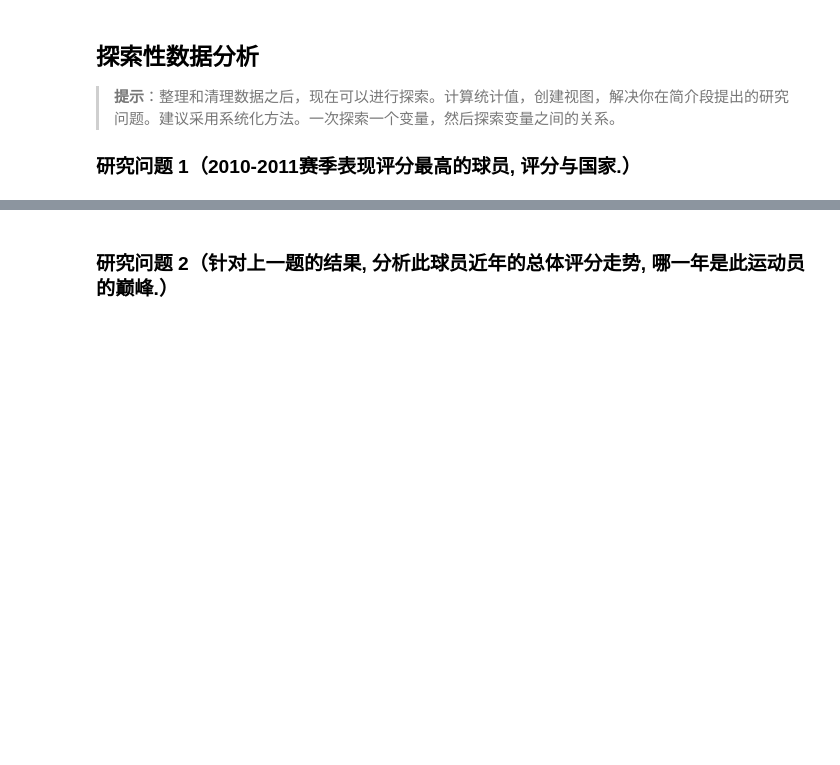
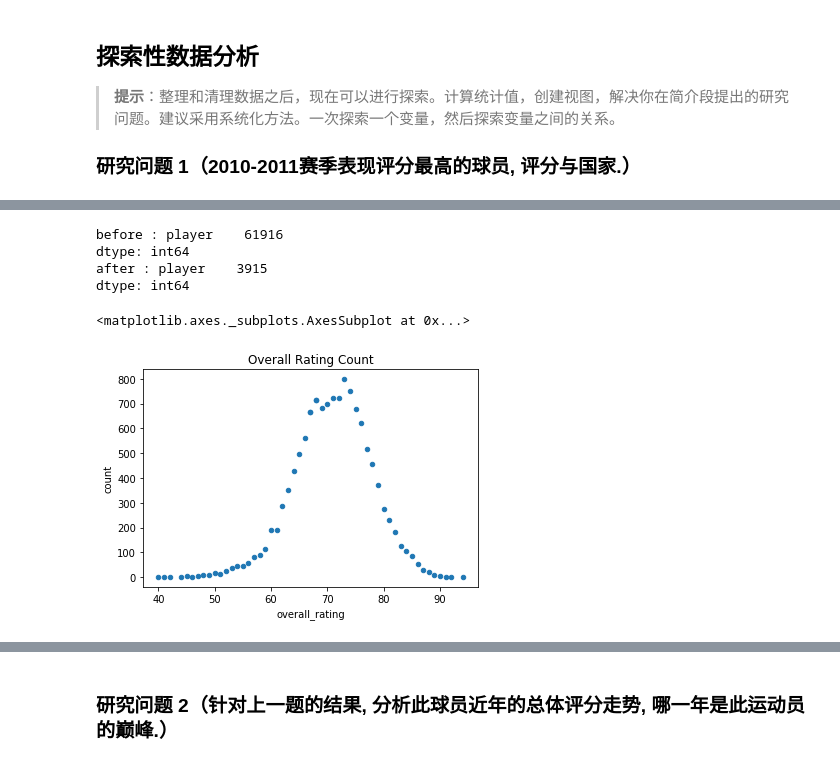
Before and after one commit to kylechenoO/investigate-football, a Jupyter notebook: Investigate-Football.ipynb, the cells around one changed output, grey strips where cells are left out. Cells and saved outputs as stored; diff of their text form; code cells hidden in the pictures; blank space fills up the shorter version.

```diff
--- a/Investigate-Football.ipynb
+++ b/Investigate-Football.ipynb
@@ -562,0 +366,10 @@ dbObj.update('0', '_0', 'defensive_work_rate', 'Player_Attributes', update_flag
+# %%
+###############################################################
+# 讨论数据结构和需要解决的任何问题之后，
+#   在本段的第二部分进行这些清理步骤。
+# Set defensive_work_rate = '_0' to 0(将defensive_work_rate = '_0'的数据修改为0)
+print(df_player_attributes[ df_player_attributes['defensive_work_rate'] == '_0' ].head() )
+print('before : {}'.format(sum(df_player_attributes['defensive_work_rate'] == '_0')))
+df_player_attributes.loc[df_player_attributes['defensive_work_rate'] == '_0'] = 0
+print('after : {}'.format(sum(df_player_attributes['defensive_work_rate'] == '_0')))
+###############################################################
@@ -765,0 +401,64 @@ Lionel Messi    94      FC Barcelona
+# %%
+###############################################################
+# 找出2010/2011赛季评分最高的球员
+# Get all players for season 2010/2011
+df_match_2010to2011 = df_match[ df_match['season'] == '2010/2011' ]
+flag = True
+pre = 0
+for player in player_list:
+    if flag:
+        df_tmp = pd.DataFrame(df_match_2010to2011, columns = [ player ])
+        df_tmp.columns = ['player']
+        df_match_players = df_tmp
+        flag = False
+
+    df_tmp = pd.DataFrame(df_match_2010to2011, columns = [ player ])
+    df_tmp.columns = ['player']
+    df_match_players = df_match_players.append(df_tmp)
+
+# Drop duplicates
+print('before : {}'.format(df_match_players.count()))
+df_match_players.drop_duplicates(inplace = True)
+print('after : {}'.format(df_match_players.count()))
+df_match_players['player'] = df_match_players['player'].astype(int)
+
+# Get all player's attributes in df_match_players
+df_player_attributes['date'] = pd.to_datetime(df_player_attributes['date'])
+flag = True
+start = datetime(2010, 1, 1)
+end = datetime(2011, 12, 31)
+for player_api_id in df_match_players['player']:
+    if flag:
+        df_tmp = df_player_attributes[(df_player_attributes[ 'player_api_id' ] == player_api_id )  & \
+                                          (df_player_attributes[ 'date' ]  >= start) & \
+                                          (df_player_attributes[ 'date' ] <= end)]
+        df_match_player_attributes = df_tmp
+        flag = False
+
+    df_tmp = df_player_attributes[(df_player_attributes[ 'player_api_id' ] == player_api_id )  & \
+                                      (df_player_attributes[ 'date' ]  >= start) & \
+                                      (df_player_attributes[ 'date' ] <= end)]
+    df_match_player_attributes = df_match_player_attributes.append(df_tmp)
+
+# Plot overall_rating with count
+df_rating = pd.DataFrame(df_match_player_attributes, columns = ['overall_rating'])
+df_rating['overall_rating'] = df_rating['overall_rating'].drop_duplicates()
+df_rating.dropna(inplace = True)
+flag = True
+count_list = []
+for rating in df_rating['overall_rating']:
+    count_list.append(df_match_player_attributes[ df_match_player_attributes[ 'overall_rating' ] == \
+                                                     rating ]['player_api_id'].count())
+
+df_rating['count'] = count_list
+df_rating['overall_rating'] = df_rating['overall_rating'].astype(int)
+df_rating.plot(kind = 'scatter', x = 'overall_rating', y = 'count', title = 'Overall Rating Count')
+
+# 通过图形分析, 不难发现, 球员评分普遍在70-75之间, 在这里我们需要找到最右侧的最高分.
+# %% [output]
+before : player    61916
+dtype: int64
+after : player    3915
+dtype: int64
+<matplotlib.axes._subplots.AxesSubplot at 0x...>
+[figure, added]
```
Also changed, not shown: parts of 16 cells of this notebook, 1 other file.
